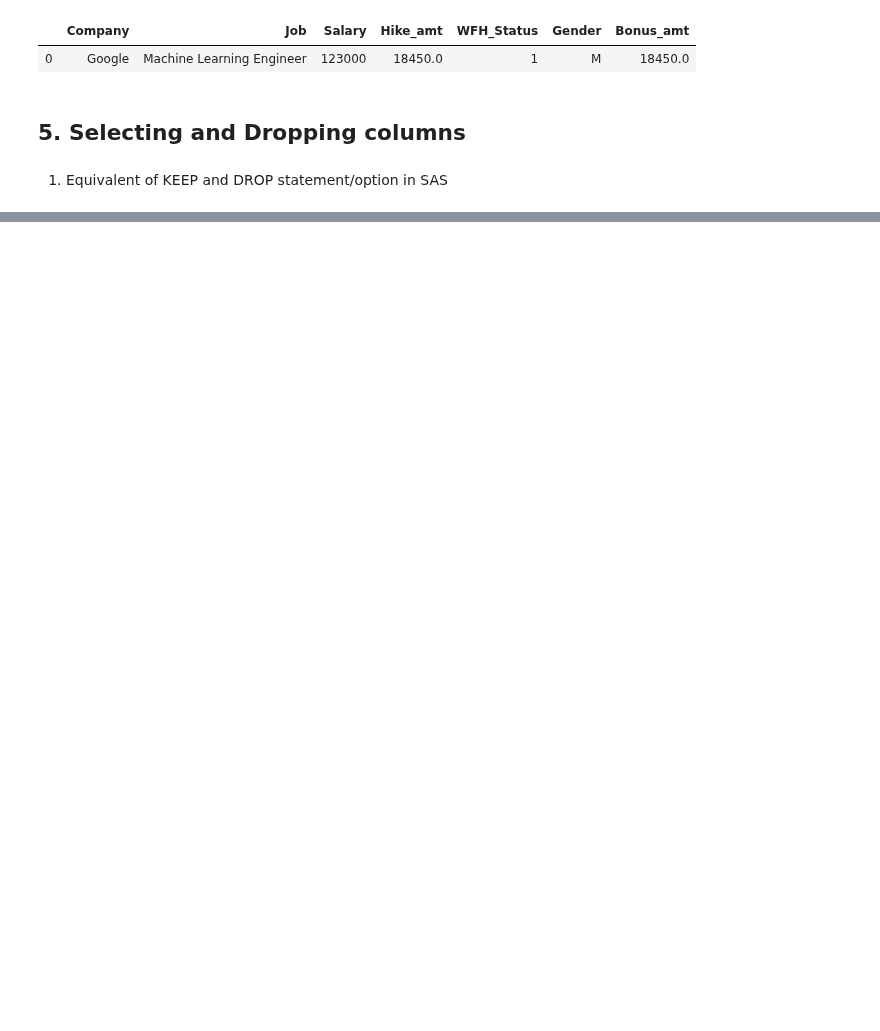
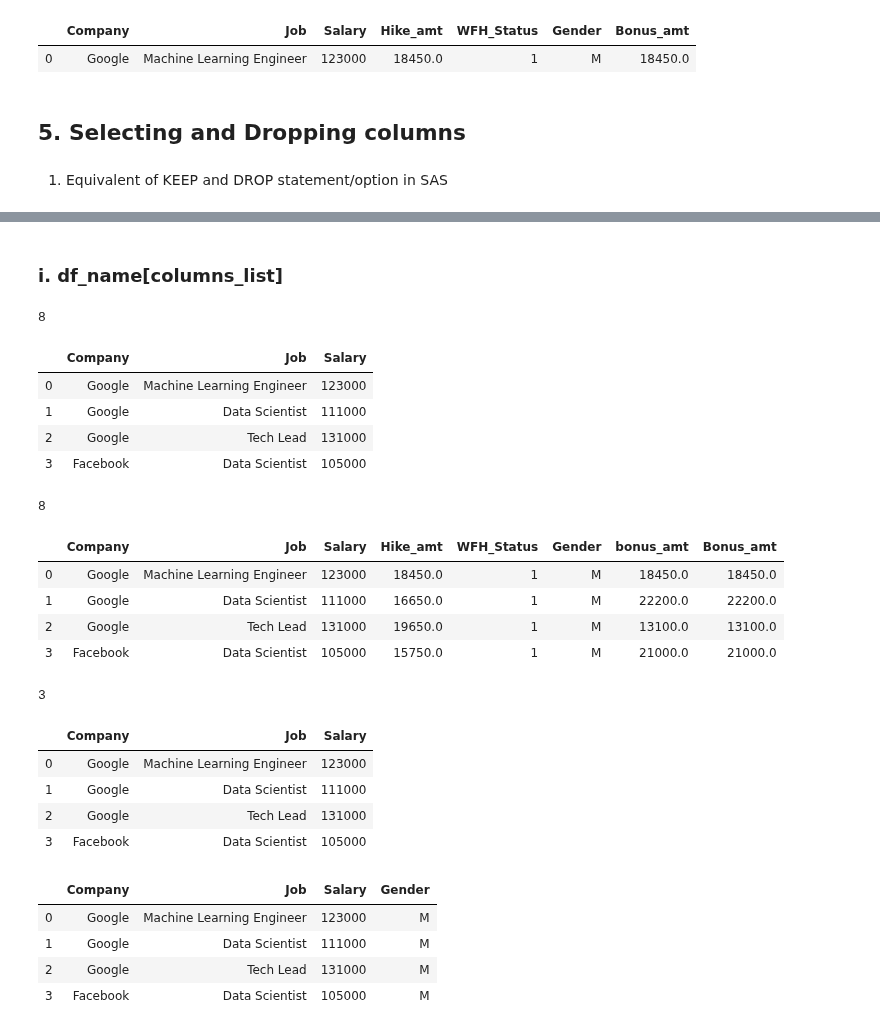
Before and after one commit to AbhishekKumar-0311/Machine-Learning-with-Python, a Jupyter notebook: Pandas/Learning_Pandas_Part_1.ipynb, the cells around one changed output, grey strips where cells are left out. Cells and saved outputs as stored; diff of their text form; code cells hidden in the pictures; blank space fills up the shorter version.

```diff
--- a/Pandas/Learning_Pandas_Part_1.ipynb
+++ b/Pandas/Learning_Pandas_Part_1.ipynb
@@ -520,0 +536,57 @@ emp_df_2h1
+# %% [markdown]
+### i. df_name[columns_list]
+# %%
+# Setup : DataFrame creation
+emp_df_5a = emp_df_3a.copy()
+
+emp_df_5b = emp_df_3a.copy()
+
+
+# Checking no. of columns in emp_df_5a
+emp_df_5a.shape[1]
+
+# Displaying the dataframe emp_df_5a with selected columns
+emp_df_5a[['Company','Job','Salary']]
+
+# Checking the no. of columns again - Now it is still the same as actual, since the previous step was only for displaying df
+emp_df_5a.shape[1]
+emp_df_5a
+
+# Selecting few columns and Re-assigning to the original dataframe emp_df_5a
+emp_df_5a = emp_df_5a[['Company','Job','Salary']]
+
+# Checking the no. of columns again - Now it is reduced to 3
+emp_df_5a.shape[1]
+emp_df_5a
+
+
+# Creating a list of column names and then passing the list as parameter
+colums_list = ['Company','Job','Salary','Gender']
+
+# Selecting few columns and Re-assigning to the original dataframe emp_df_5a
+emp_df_5b = emp_df_5b[colums_list]
+emp_df_5b
+# %% [output]
+8
+|  | Company | Job | Salary |
+| 0 | Google | Machine Learning Engineer | 123000 |
+| 1 | Google | Data Scientist | 111000 |
+| 2 | Google | Tech Lead | 131000 |
+| 3 | Facebook | Data Scientist | 105000 |
+8
+|  | Company | Job | Salary | Hike_amt | WFH_Status | Gender | bonus_amt | Bonus_amt |
+| 0 | Google | Machine Learning Engineer | 123000 | 18450.0 | 1 | M | 18450.0 | 18450.0 |
+| 1 | Google | Data Scientist | 111000 | 16650.0 | 1 | M | 22200.0 | 22200.0 |
+| 2 | Google | Tech Lead | 131000 | 19650.0 | 1 | M | 13100.0 | 13100.0 |
+| 3 | Facebook | Data Scientist | 105000 | 15750.0 | 1 | M | 21000.0 | 21000.0 |
+3
+|  | Company | Job | Salary |
+| 0 | Google | Machine Learning Engineer | 123000 |
+| 1 | Google | Data Scientist | 111000 |
+| 2 | Google | Tech Lead | 131000 |
+| 3 | Facebook | Data Scientist | 105000 |
+|  | Company | Job | Salary | Gender |
+| 0 | Google | Machine Learning Engineer | 123000 | M |
+| 1 | Google | Data Scientist | 111000 | M |
+| 2 | Google | Tech Lead | 131000 | M |
+| 3 | Facebook | Data Scientist | 105000 | M |
```
Also changed, not shown: parts of 35 cells of this notebook.
